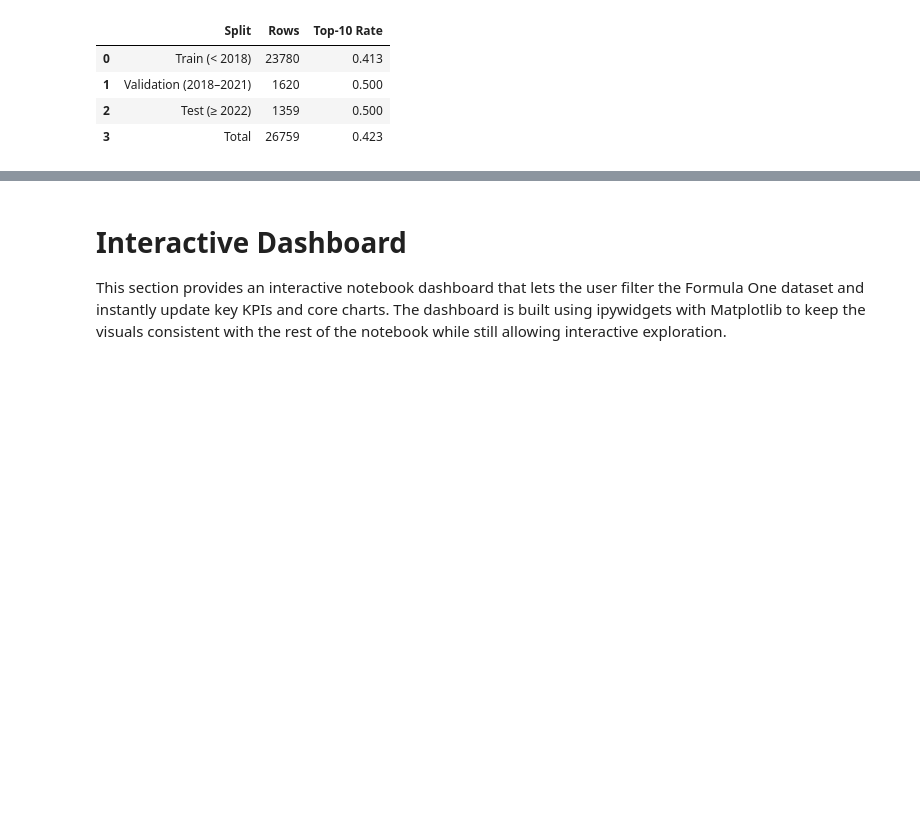
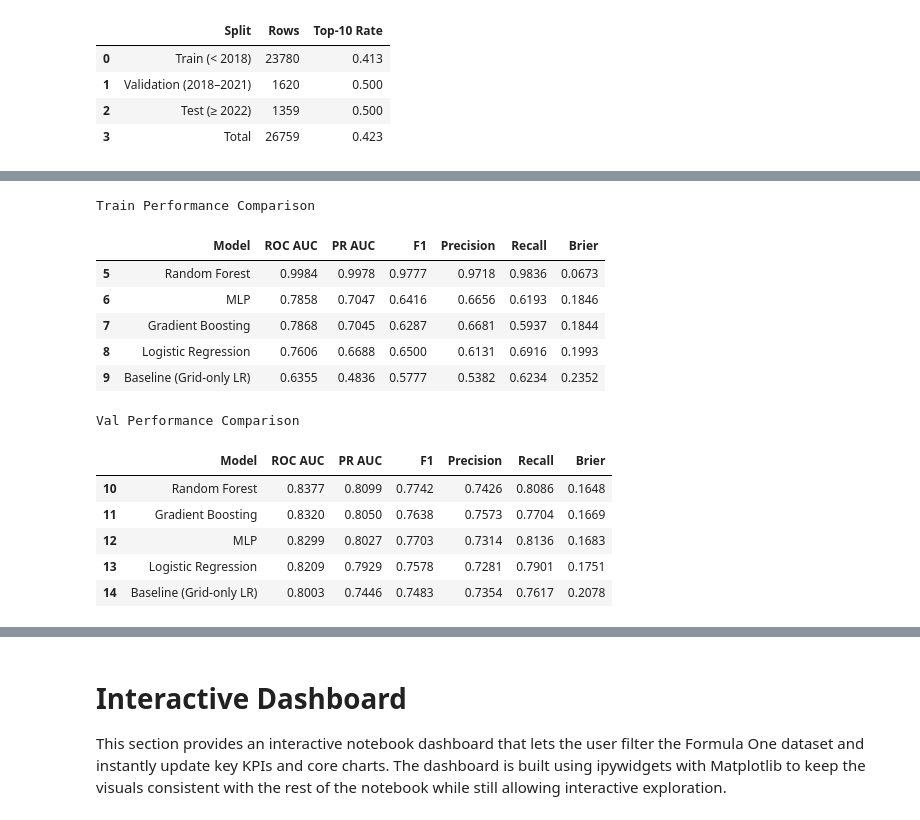
Before and after one commit to Jerry687/MSDS422-Final-Project-F1-Race-Prediction, a Jupyter notebook: notebook/F1_Race_Prediction_EDA_Feature_Engineering_V2.ipynb, the cells around one changed output, grey strips where cells are left out. Saved outputs shown, nothing was run; the diff lists cells and outputs as text; code cells hidden in the pictures; blank space fills up the shorter version.

```diff
--- a/notebook/F1_Race_Prediction_EDA_Feature_Engineering_V2.ipynb
+++ b/notebook/F1_Race_Prediction_EDA_Feature_Engineering_V2.ipynb
@@ -1963,0 +2031,80 @@ plt.show()
+# %%
+# Unified evaluation engine (train/val/test)
+
+def full_metrics(y_true, proba, threshold=0.5):
+    pred = (proba >= threshold).astype(int)
+    tn, fp, fn, tp = confusion_matrix(y_true, pred).ravel()
+    return {
+        "ROC AUC": roc_auc_score(y_true, proba),
+        "PR AUC": average_precision_score(y_true, proba),
+        "F1": f1_score(y_true, pred),
+        "Precision": precision_score(y_true, pred, zero_division=0),
+        "Recall": recall_score(y_true, pred, zero_division=0),
+        "Brier": brier_score_loss(y_true, proba),
+        "TP": int(tp),
+        "FP": int(fp),
+        "TN": int(tn),
+        "FN": int(fn),
+    }
+
+
+def get_split_inputs(model_name):
+    if model_name in ["Logistic Regression", "MLP"]:
+        return {
+            "train": (X_train_scaled, y_train),
+            "val": (X_val_scaled, y_val),
+            "test": (X_test_scaled, y_test),
+        }
+    return {
+        "train": (X_train, y_train),
+        "val": (X_val, y_val),
+        "test": (X_test, y_test),
+    }
+
+# Collect probabilities for every model and split
+all_proba = {}
+rows = []
+for model_name, info in selected_models.items():
+    model = info["model"]
+    all_proba[model_name] = {}
+    split_inputs = get_split_inputs(model_name)
+    for split_name, (Xs, ys) in split_inputs.items():
+        p = model.predict_proba(Xs)[:, 1]
+        all_proba[model_name][split_name] = p
+        m = full_metrics(ys, p, threshold=0.5)
+        rows.append({"Model": model_name, "Split": split_name, **m})
+
+# Add baseline
+baseline_rows = []
+for split_name, ys in [("train", y_train), ("val", y_val), ("test", y_test)]:
+    m = full_metrics(ys, baseline_proba[split_name], threshold=0.5)
+    baseline_rows.append({"Model": "Baseline (Grid-only LR)", "Split": split_name, **m})
+
+results_df = pd.DataFrame(rows + baseline_rows)
+results_df = results_df.sort_values(["Split", "PR AUC"], ascending=[True, False]).reset_index(drop=True)
+
+# Save raw results
+results_df.to_csv(RESULTS_DIR / "model_metrics_all_splits.csv", index=False)
+
+# Display summary by split
+for split_name in ["train", "val", "test"]:
+    temp = results_df[results_df["Split"] == split_name].copy()
+    temp_disp = temp[["Model", "ROC AUC", "PR AUC", "F1", "Precision", "Recall", "Brier"]].copy()
+    for c in ["ROC AUC", "PR AUC", "F1", "Precision", "Recall", "Brier"]:
+        temp_disp[c] = temp_disp[c].map(lambda x: f"{x:.4f}")
+    display(nu_style_table(temp_disp, caption=f"{split_name.title()} Performance Comparison"))
+# %% [output]
+Train Performance Comparison
+|  | Model | ROC AUC | PR AUC | F1 | Precision | Recall | Brier |
+| 5 | Random Forest | 0.9984 | 0.9978 | 0.9777 | 0.9718 | 0.9836 | 0.0673 |
+| 6 | MLP | 0.7858 | 0.7047 | 0.6416 | 0.6656 | 0.6193 | 0.1846 |
+| 7 | Gradient Boosting | 0.7868 | 0.7045 | 0.6287 | 0.6681 | 0.5937 | 0.1844 |
+| 8 | Logistic Regression | 0.7606 | 0.6688 | 0.6500 | 0.6131 | 0.6916 | 0.1993 |
+| 9 | Baseline (Grid-only LR) | 0.6355 | 0.4836 | 0.5777 | 0.5382 | 0.6234 | 0.2352 |
+Val Performance Comparison
+|  | Model | ROC AUC | PR AUC | F1 | Precision | Recall | Brier |
+| 10 | Random Forest | 0.8377 | 0.8099 | 0.7742 | 0.7426 | 0.8086 | 0.1648 |
+| 11 | Gradient Boosting | 0.8320 | 0.8050 | 0.7638 | 0.7573 | 0.7704 | 0.1669 |
+| 12 | MLP | 0.8299 | 0.8027 | 0.7703 | 0.7314 | 0.8136 | 0.1683 |
+| 13 | Logistic Regression | 0.8209 | 0.7929 | 0.7578 | 0.7281 | 0.7901 | 0.1751 |
+| 14 | Baseline (Grid-only LR) | 0.8003 | 0.7446 | 0.7483 | 0.7354 | 0.7617 | 0.2078 |
```
Also changed, not shown: parts of 34 cells of this notebook, 15 other files.
